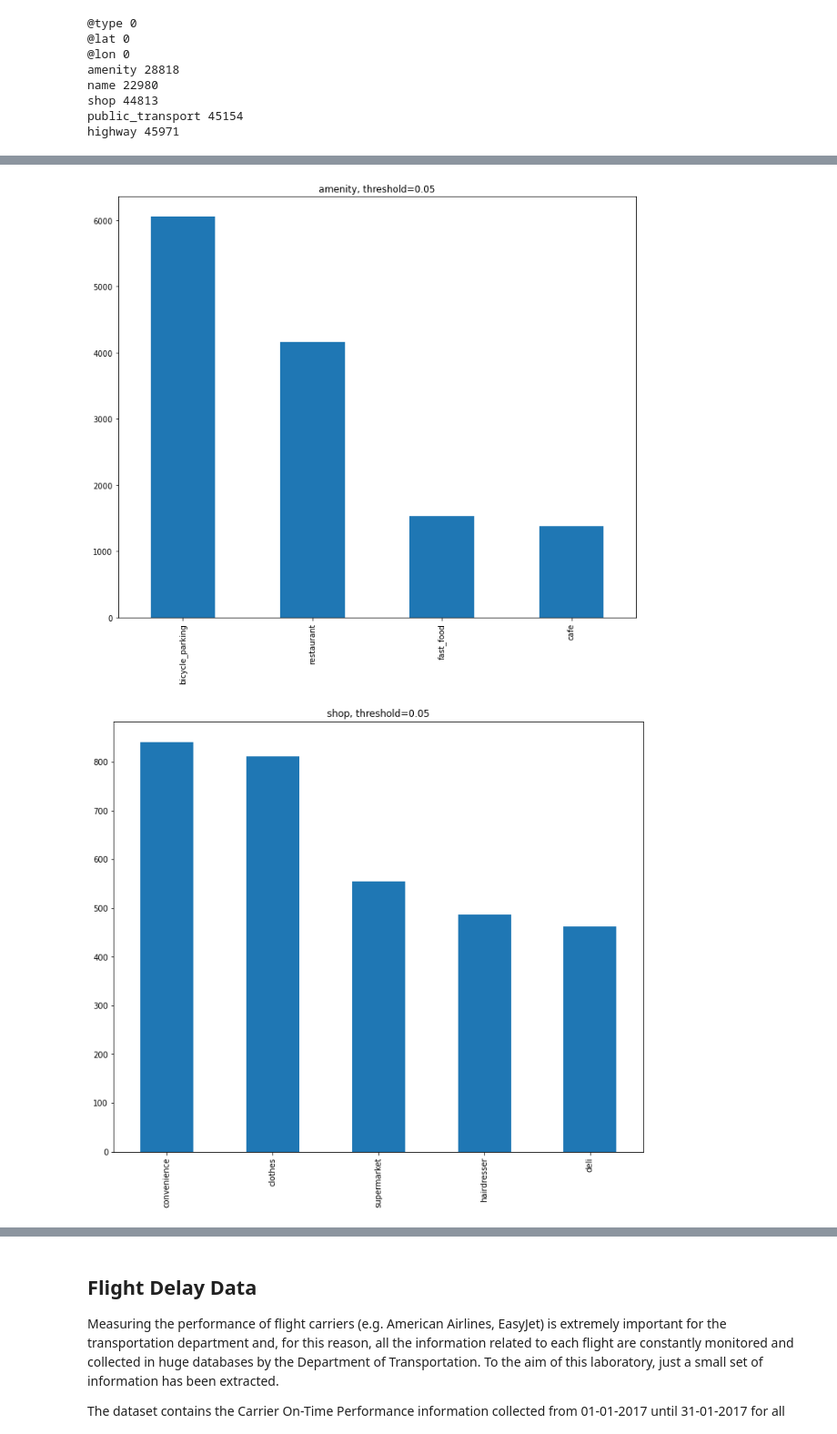
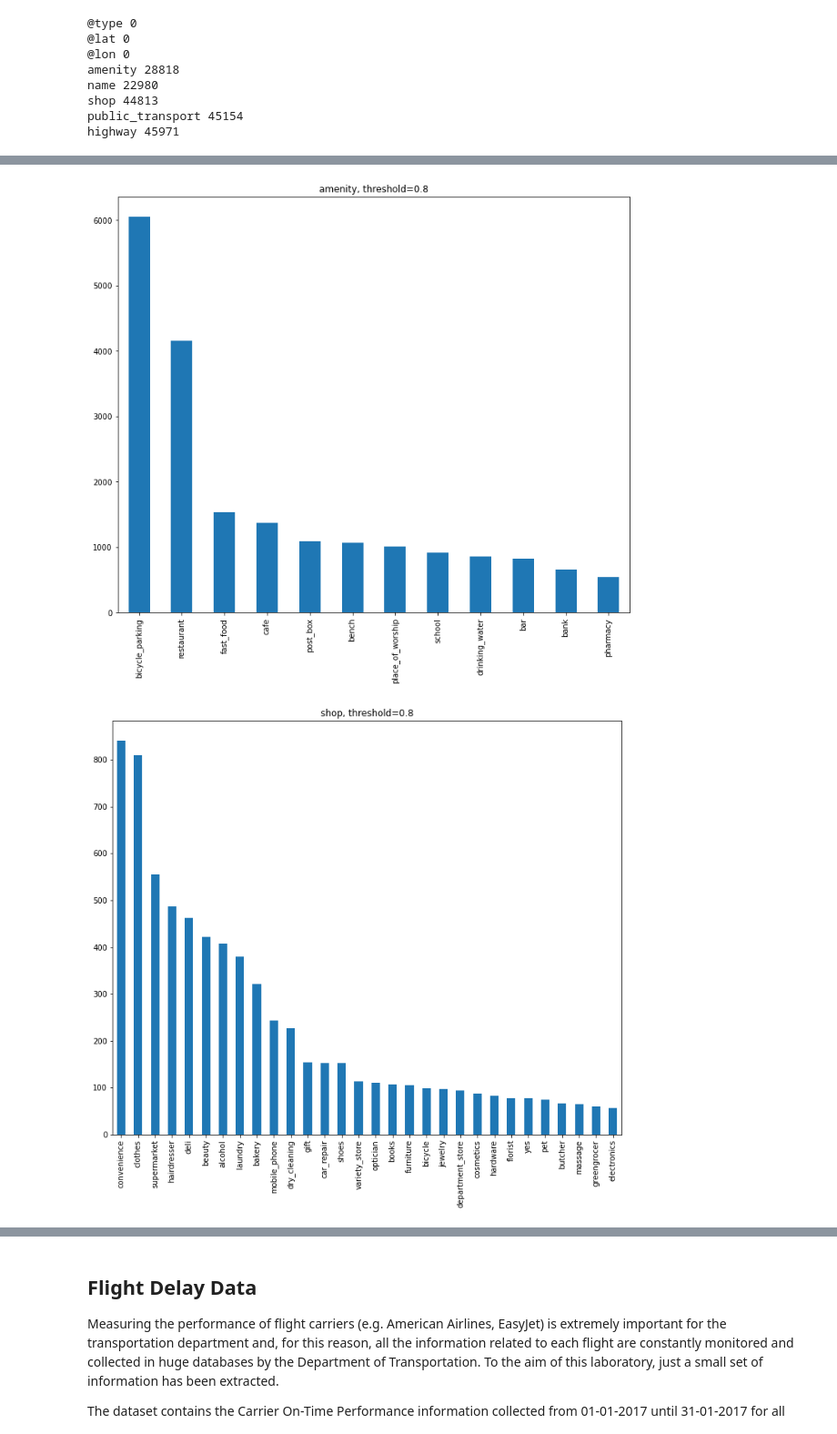
Before and after one commit to notlosca/data-science-lab, a Jupyter notebook: laboratories/lab_05/lab_05.ipynb, the cells around one changed output, grey strips where cells are left out. Shown at 91% size. Drawn from its saved outputs; the diff is of its cells as text; code cells hidden in the pictures.

```diff
--- a/laboratories/lab_05/lab_05.ipynb
+++ b/laboratories/lab_05/lab_05.ipynb
@@ -142,3 +144,6 @@ name 22980
 shop 44813
 public_transport 45154
 highway 45971
+# %%
+df = filtered_df
+column = 'amenity'
@@ -145,18 +153,17 @@ highway 45971
 # %%
-def plot_column_hist(df:pd.DataFrame, column:str, threshold:float=0.01):
-    tot_val = df[column].value_counts().sum()
+def plot_column_hist(df:pd.DataFrame, column:str, threshold:float=0.5):
     serie = df[column].value_counts()
-    threshold = .05
-    mask = serie.values/tot_val > threshold
-    serie = serie.iloc[mask]
+    threshold=threshold
+    idx = (serie.cumsum()/serie.sum() > threshold).values.argmax() # seleziono quelli che non rientrano nell'80% dei casi. l'indice sarà il max
     plt.figure(figsize=(12,10))
-    serie.plot(kind='bar', title=f'{column}, threshold={threshold}')
+
+    serie.iloc[:idx + 1].plot(kind='bar', title=f'{column}, threshold={threshold}')
 
 columns_to_plot = ['amenity', 'shop', 'public_transport', 'highway']
 for col in columns_to_plot:
-    plot_column_hist(filtered_df, col, 0.05)
+    plot_column_hist(filtered_df, col, 0.8)
 # %% [output]
-[figure, old version]
+[figure, new version]
-[figure, old version]
+[figure, new version]
 [figure]
 [figure]
```
Also changed, not shown: parts of 10 cells of this notebook.
